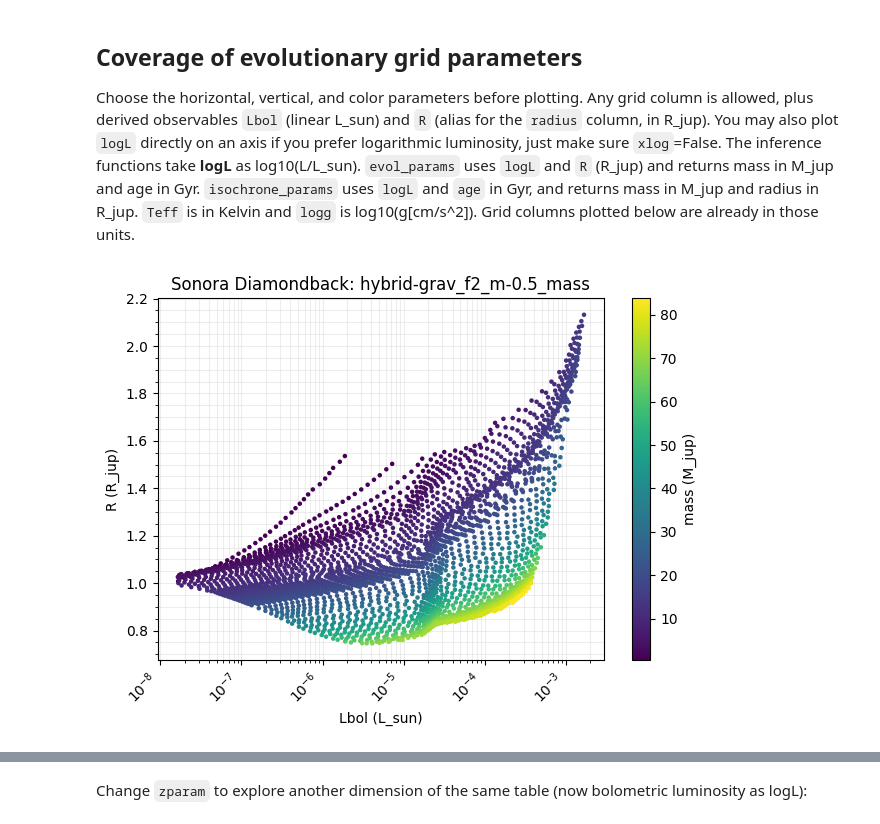
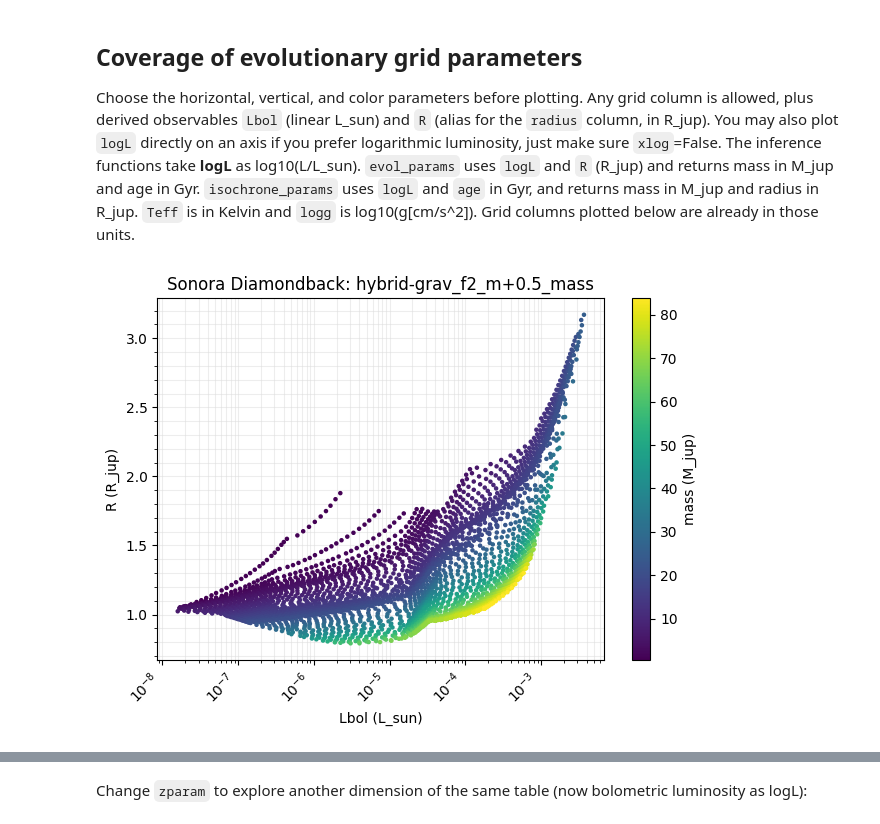
Before and after one commit to suarezgenaro/seda, a Jupyter notebook: docs/notebooks/tutorial_evolutionary_models_examination.ipynb, the cells around one changed output, grey strips where cells are left out. Cells and saved outputs as stored; diff of their text form; code cells hidden in the pictures.

```diff
--- a/docs/notebooks/tutorial_evolutionary_models_examination.ipynb
+++ b/docs/notebooks/tutorial_evolutionary_models_examination.ipynb
@@ -33,0 +31,4 @@ model = 'Sonora_Diamondback'
+# %%
+model = 'Sonora_Diamondback'
+tables = seda.models.EvolutionaryModels(model).available_tables
+tables
@@ -97,19 +92,21 @@ radius: 0.746–2.132
 
 Choose the horizontal, vertical, and color parameters before plotting. Any grid column is allowed, plus derived observables `Lbol` (linear L_sun) and `R` (alias for the `radius` column, in R_jup). You may also plot `logL` directly on an axis if you prefer logarithmic luminosity, just make sure `xlog`=False. The inference functions take **logL** as log10(L/L_sun). `evol_params` uses `logL` and `R` (R_jup) and returns mass in M_jup and age in Gyr. `isochrone_params` uses `logL` and `age` in Gyr, and returns mass in M_jup and radius in R_jup. `Teff` is in Kelvin and `logg` is log10(g[cm/s^2]). Grid columns plotted below are already in those units.
 # %%
+filename = tables[0]
+
 # Plot axes for the evolutionary grid (set before calling the plot function)
 xparam = 'Lbol'
 yparam = 'R'
 zparam = 'mass'
 
 fig, ax = seda.plots.plot_evolutionary_coverage(
     model=model,
     filename=filename,
     xparam=xparam,
     yparam=yparam,
     zparam=zparam,
     xlog=True, #log scale
     save=False,
 )
 # %% [output]
-[figure, old version]
+[figure, new version]
```
Also changed, not shown: parts of 21 cells of this notebook, 18 other files.
